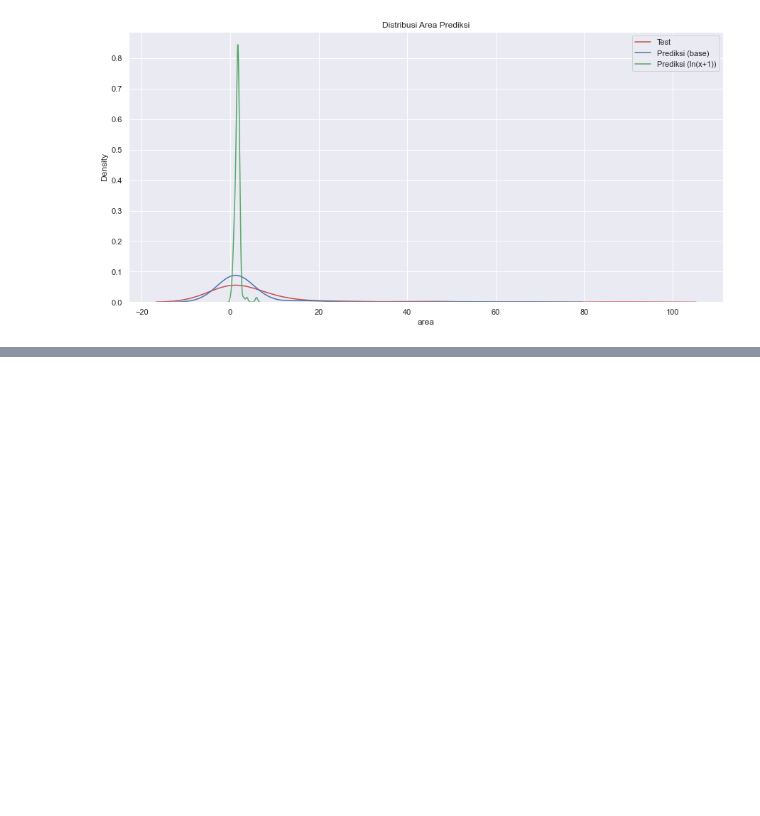
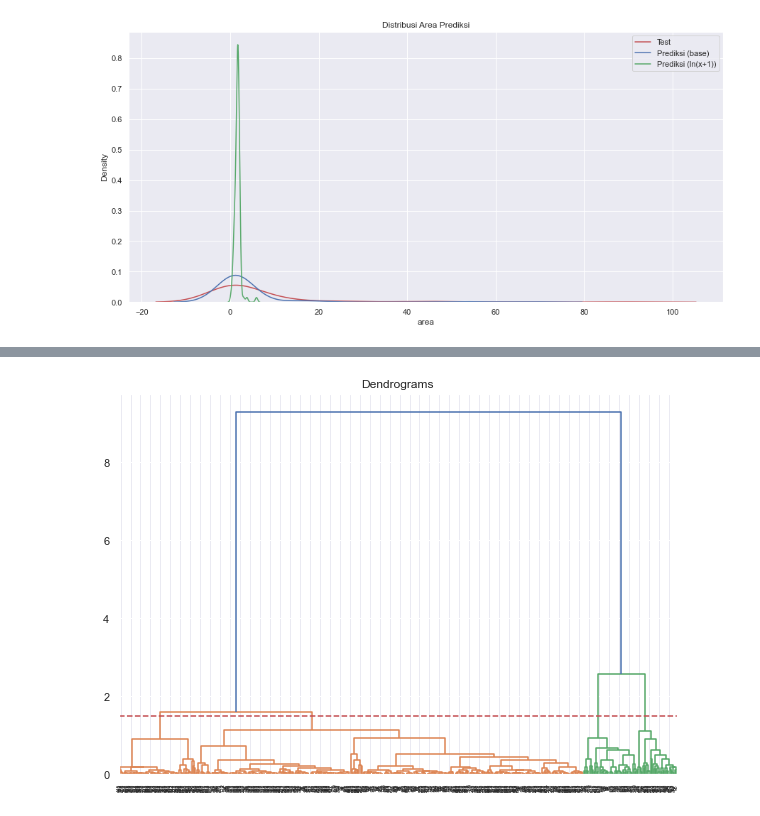
Before and after one commit to muhammadmhmd/Fire-Forest-Estimation-Using-MLP, a Jupyter notebook: Fire Forest Estimation Using MLP.ipynb, the cells around one changed output, grey strips where cells are left out. Saved outputs shown, nothing was run; the diff lists cells and outputs as text; code cells hidden in the pictures; blank space fills up the shorter version.

```diff
--- a/Fire Forest Estimation Using MLP.ipynb
+++ b/Fire Forest Estimation Using MLP.ipynb
@@ -706,0 +747,7 @@ ValueError: num must be 1 <= num <= 10, not 11
+# %%
+dataset_clus = dataset_new.drop(['area_log','is_burn'],axis = 1)
+# %%
+from sklearn.preprocessing import normalize
+dataset_scaled = normalize(dataset_clus)
+dataset_scaled = pd.DataFrame(dataset_scaled, columns=dataset_clus.columns)
+dataset_scaled.head()
@@ -706,0 +781,9 @@ ValueError: num must be 1 <= num <= 10, not 11
+# %%
+import scipy.cluster.hierarchy as shc
+plt.figure(figsize=(10, 7))
+plt.title("Dendrograms")
+dend = shc.dendrogram(shc.linkage(dataset_scaled, method='ward'))
+plt.axhline(y=1.5, color='r', linestyle='--')
+plt.show()
+# %% [output]
+[figure, added]
```
Also changed, not shown: parts of 23 cells of this notebook.
